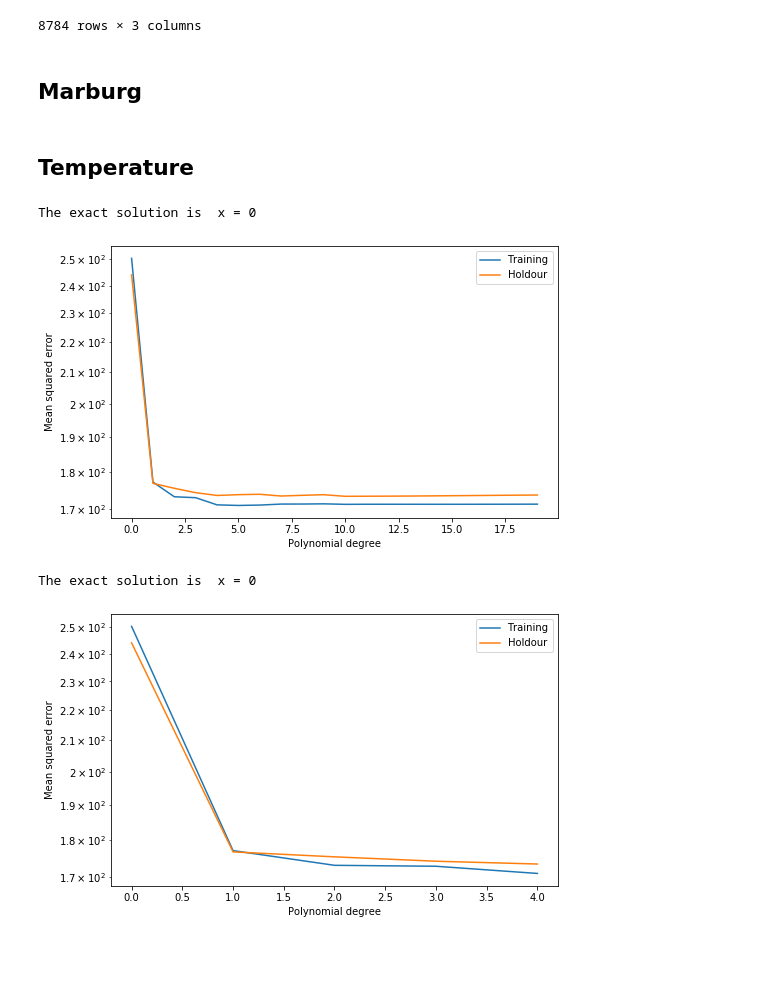
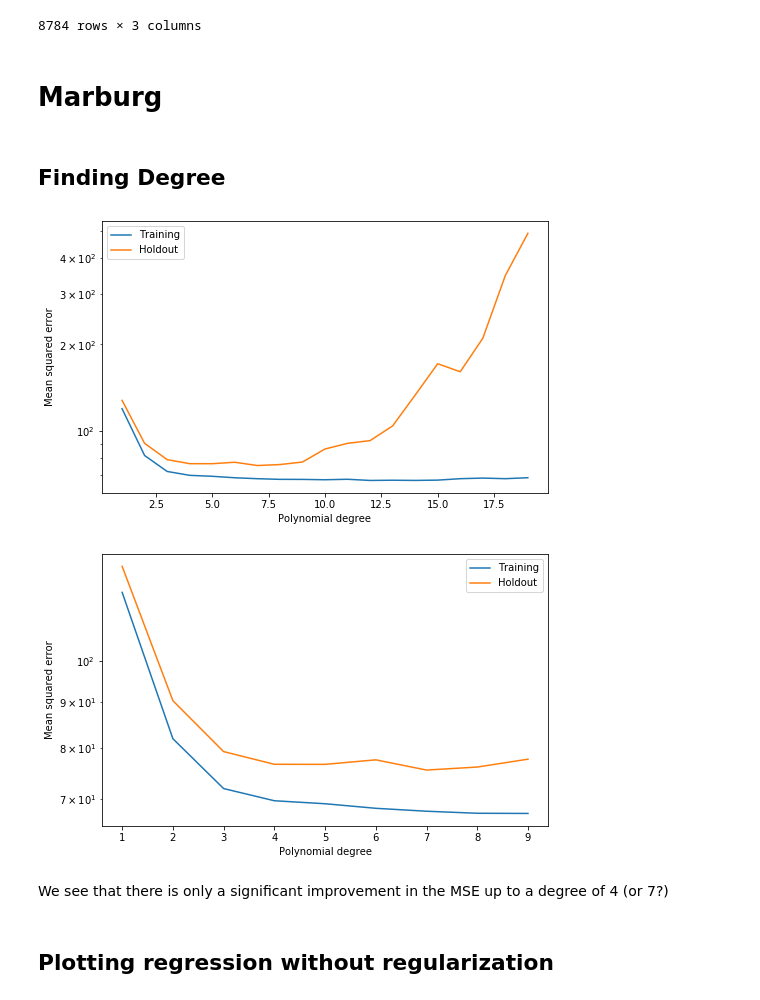
Before and after one commit to mogottsch/dsml_2020_magma, a Jupyter notebook: 3_predictive_modeling/Poly_Regression_Regularization.ipynb, the cells around one changed output. Cells and saved outputs as stored; diff of their text form; code cells hidden in the pictures; blank space fills up the shorter version.

Commit message:
Added comments to Poly Regression and fixed some mistakes

```diff
--- a/3_predictive_modeling/Poly_Regression_Regularization.ipynb
+++ b/3_predictive_modeling/Poly_Regression_Regularization.ipynb
@@ -21,4 +27,5 @@ import datetime
 # %%
+#Firstly we want to iterate over the degree in order to find a good approximation of our data without overfitting
 from sklearn.preprocessing import PolynomialFeatures
 from sklearn.linear_model import Ridge
 
@@ -29,7 +36,7 @@ def iterating_over_degree(x, y, MAXdeg):
     err_train = []
     err_hold = []
 
-    for deg in range(MAXdeg):
+    for deg in range(1, MAXdeg):
         # create poly features
         Poly = PolynomialFeatures(degree = deg)
         X_train_poly = Poly.fit_transform(x_train)
@@ -45,8 +52,8 @@ def iterating_over_degree(x, y, MAXdeg):
         err_hold.append(mean_squared_error(model_L2.predict(X_hold_poly), y_hold))
 
     plt.figure(figsize = (8,5))
-    plt.semilogy(range(MAXdeg), err_train, range(MAXdeg), err_hold)
-    plt.legend(["Training", "Holdour"])
+    plt.semilogy(range(1, MAXdeg), err_train, range(1, MAXdeg), err_hold)
+    plt.legend(["Training", "Holdout"])
     plt.xlabel("Polynomial degree")
     plt.ylabel("Mean squared error")
     plt.show()
@@ -129,7 +142,7 @@ marburg_weather
 | 2020-01-20 23:00:00 | -3.2 | 0.0 | 2020-01-20 23:00:00 |
 8784 rows × 3 columns
 # %% [markdown]
-## Marburg
+# Marburg
 # %%
 ma = pd.DataFrame(marburg.resample('H').count()["day"])
 ma.rename(columns={'day': 'demand'}, inplace=True)
@@ -143,23 +156,25 @@ ma['hour'] = ma.index.map(lambda datetime : datetime.hour)
 ma = ma.merge(marburg_weather, left_index=True, right_index=True)
 
 #X = ma[['temperature', 'hour', 'precipitation', 'dayofyear']]
-# %% [markdown]
-## Temperature
+# %% [markdown]
+## Finding Degree
 # %%
-X = ma[['temperature']]
+X = X = ma[['temperature', 'hour', 'precipitation', 'dayofyear']]
 y = ma['demand']
 
 X_train, X_test, y_train, y_test = train_test_split(X, y, test_size=0.3,random_state=34 )
 # %%
 iterating_over_degree(X_train,y_train,20)
 # %% [output]
-The exact solution is  x = 0
-[figure, old version]
+[figure, new version]
 # %%
-iterating_over_degree(X_train,y_train,5)
+iterating_over_degree(X_train,y_train,10)
 # %% [output]
-The exact solution is  x = 0
-[figure, old version]
+[figure, new version]
+# %% [markdown]
+We see that there is only a significant improvement in the MSE up to a degree of 4 (or 7?)
+# %% [markdown]
+## Plotting regression without regularization
 # %%
 plot_regression_poly_scikit(X_train.values, y_train.values, 2, 0, "Temperature")
 # %% [output]
```
Also changed, not shown: parts of 74 cells of this notebook, 1 other file.
